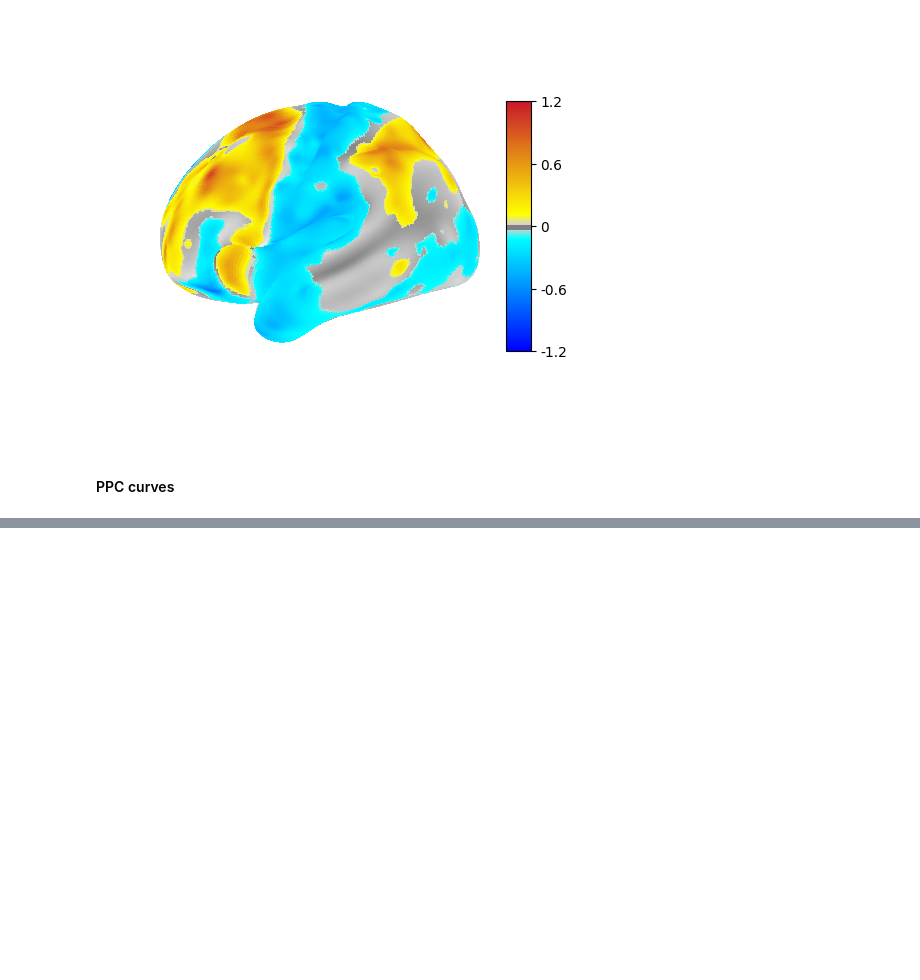
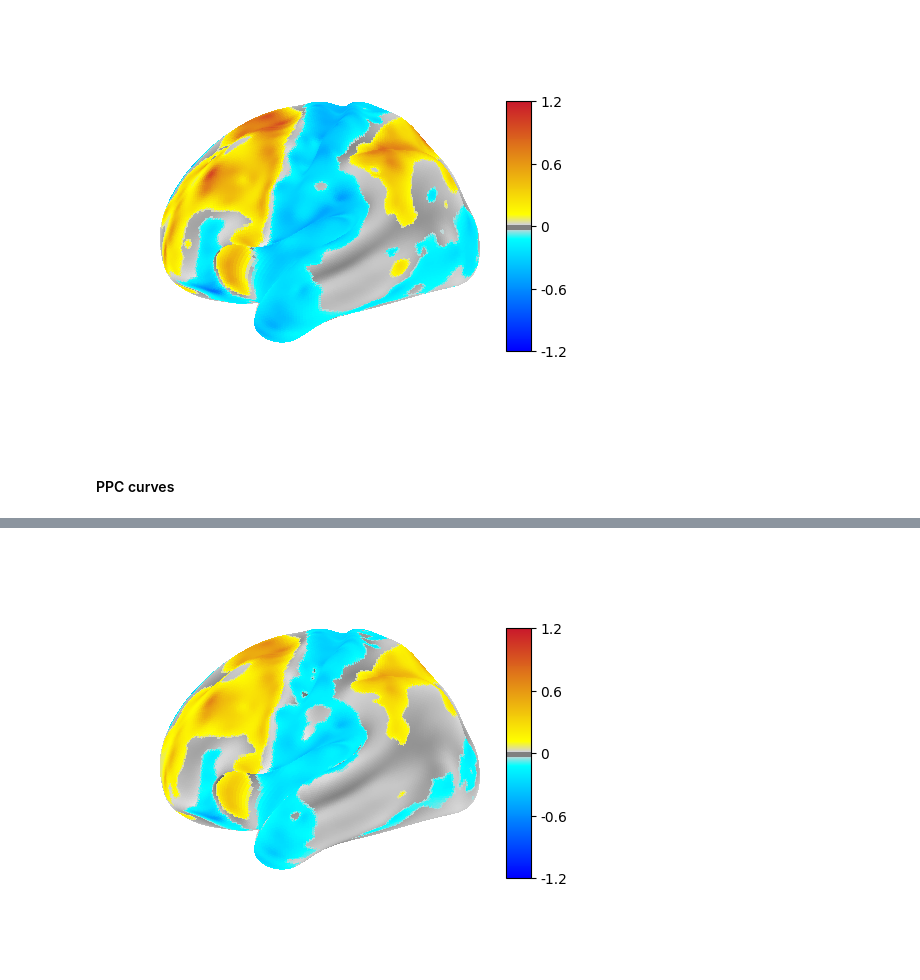
Before and after one commit to y1zhong/apaper_simba, a Jupyter notebook: abcd_analysis.ipynb, the cells around one changed output, grey strips where cells are left out. Cells and saved outputs as stored; diff of their text form; code cells hidden in the pictures; blank space fills up the shorter version.

```diff
--- a/abcd_analysis.ipynb
+++ b/abcd_analysis.ipynb
@@ -32,7 +32,7 @@ covariates = pd.read_csv(f'{path}/{time}_covariates.tsv', sep='\t', header=0)
 covariates["site"] = np.where(covariates["site"] == 22, 1, covariates["site"])
 site_ids = np.sort(covariates["site"].unique())
 X = covariates.values
-#X[:,:3] = (X[:,:3] - X[:,:3].mean(axis=0)) /  X[:,:3].std(axis=0)
+X[:,:3] = (X[:,:3] - X[:,:3].mean(axis=0)) /  X[:,:3].std(axis=0)
 # %%
 n_site = len(site_ids)
 n_site
@@ -223,8 +219,8 @@ import model.SIMBA_Gibbs as SIMBA_Gibbs
 model = SIMBA_Gibbs.SIMBA_Gibbs( Y=Y,
     grids=S, kernel=kernel, X = X,include_intercept=True,
     L = L, L_eta = L_eta,
-    burnin=3000,
+    burnin=2000,
     mcmc_sample=1000,
     thin=1,
     dtype=dtype)
-samples = model.run(n_chains=3, parallel = False)
+samples = model.run(n_chains=1, parallel = False)
@@ -235,18 +233,23 @@ voxel_select = (pp.abs() > 0.99) * 1
 voxel_est= voxel_mcmc.reshape(-1, model.J, model.V).mean(dim=0)
 main_eff = voxel_est * voxel_select
 # %%
+template_file = f'{path}/NDARINV0A4ZDYNL_zstat11.dtseries.nii'
+img = nib.load(template_file)
+x = img.get_fdata()
 x[0,:]=np.nan
 if hemi == "left":
     x[0,hcp.struct.cortex_left] = main_eff[1]
 else:
     x[0,hcp.struct.cortex_right] = main_eff[1]
 x_abs = np.abs(x[hcp.struct.cortex])
 x_abs_min = x_abs[x_abs > 0].min()
 x_abs_max = x_abs[x_abs > 0].max()
 fig = plotting.plot_surf_stat_map(
                 hcp.mesh.inflated, hcp.cortex_data(x[0]),
                 bg_map=hcp.mesh.sulc,cmap=cmap,
                 threshold=x_abs_min,colorbar=True,
                 vmax=1.2,  vmin=-1.2,
                 hemi=hemi)
 #fig.savefig(f'plots/{time}_{hemi}_Gibbs_mean.png', dpi=300)
+# %% [output]
+[figure, added]
```
Also changed, not shown: parts of 8 cells of this notebook.
